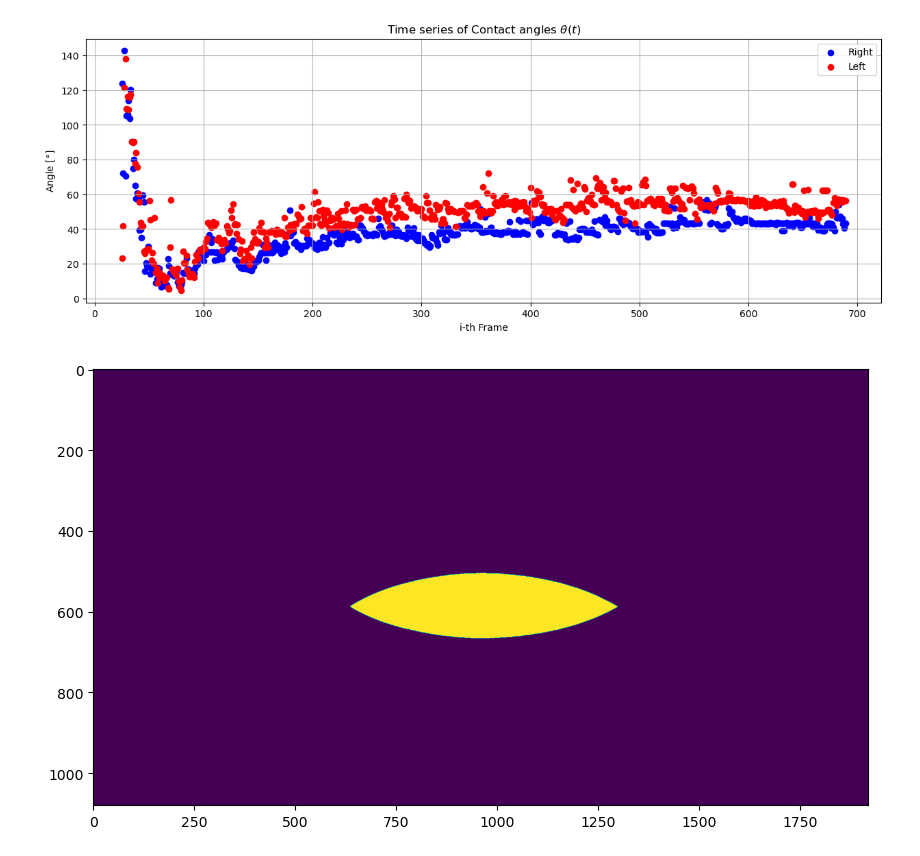
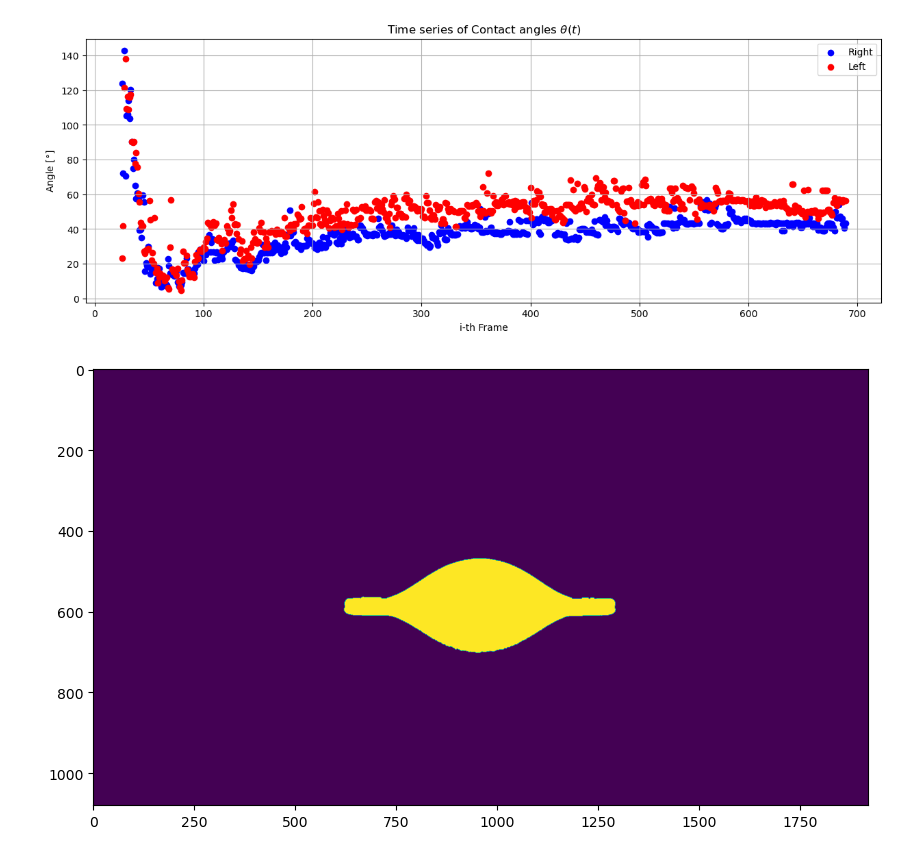
Before and after one commit to joeyanderson1/Summer_Droplet_Impact, a Jupyter notebook: COA Video July 4.ipynb, the cells around one changed output. Saved outputs shown, nothing was run; the diff lists cells and outputs as text; code cells hidden in the pictures.

```diff
--- a/COA Video July 4.ipynb
+++ b/COA Video July 4.ipynb
@@ -521,13 +525,13 @@ plt.legend()
 <matplotlib.legend.Legend at 0x...>
 [figure]
 # %%
-i = 200
+i = 17
 plt.figure(figsize=(10,10))
 plt.imshow(processed_edges[0, i], cmap='viridis')
 
 #plt.ylim(230, 0)
 
 #plt.colorbar()
 plt.show()
 # %% [output]
-[figure, old version]
+[figure, new version]
```
Also changed, not shown: parts of 7 cells of this notebook.
